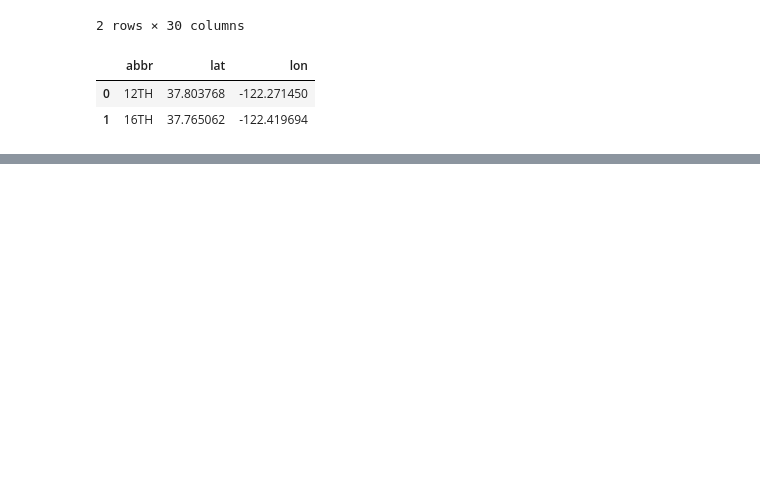
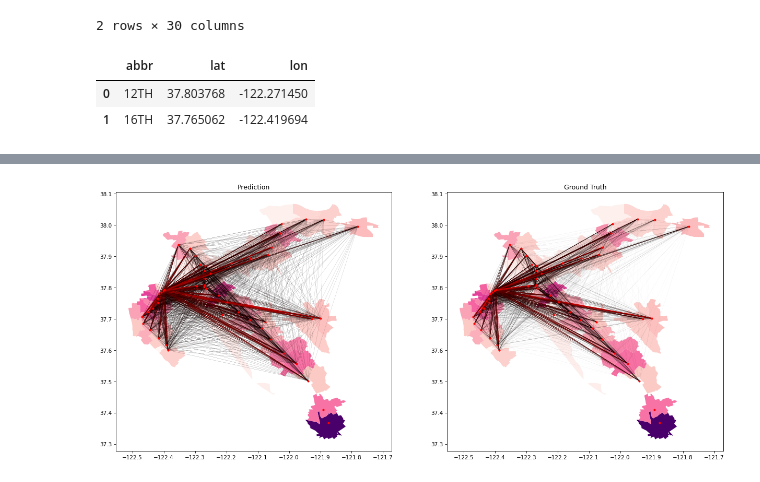
Before and after one commit to khzhang2/BART_Ridership_Prediction, a Jupyter notebook: Deep Gravity - Model - ConvGraph 2.ipynb, the cells around one changed output, grey strips where cells are left out. Cells and saved outputs as stored; diff of their text form; code cells hidden in the pictures; blank space fills up the shorter version.

```diff
--- a/Deep Gravity - Model - ConvGraph 2.ipynb
+++ b/Deep Gravity - Model - ConvGraph 2.ipynb
@@ -524,2 +460,57 @@ for i in bart_coor.index:
+# %%
+def get_straight_data(data):
+    shape = data.shape
+#     data = np.exp(-((data - data.min()) / (data.max() - data.min())).flatten())**30
+    data = (data - data.min()) / (data.max() - data.min())
+    return data.reshape(shape)
+# %%
+pred = out_val.cpu().detach().numpy().reshape(out_val.shape[0], 48, 48, -1).sum(axis=0)[:, :, 0]
+pred_plot = get_straight_data(pred)
+labels = y_val.cpu().detach().numpy().reshape(y_val.shape[0], 48, 48, -1).sum(axis=0)[:, :, 0]
+labels_plot = get_straight_data(labels)
+
+fig = plt.figure(figsize=[20, 10], dpi=75)
+ax0 = fig.add_subplot(121)
+ax0.set_title('Prediction')
+ax1 = fig.add_subplot(122)
+ax1.set_title('Ground Truth')
+
+data_X_all.plot(column='TotPop', ax=ax0, cmap='RdPu')
+data_X_all.plot(column='TotPop', ax=ax1, cmap='RdPu')
+
+# plot trips
+num_pred_stations = pred.shape[0] // 50  # 50 means that there are 50 stations in total
+pred_stations = stops.iloc[-num_pred_stations:, 0]
+
+for i in pred_stations.index:
+    station_dest = pred_stations.loc[i]
+    for j in stops.index:
+#         ipdb.set_trace()
+        station_origin = stops.loc[j, 'stop']
+
+        lon_origin = bart_coor.loc[bart_coor['abbr']==station_origin, 'lon'].values[0]
+        lat_origin = bart_coor.loc[bart_coor['abbr']==station_origin, 'lat'].values[0]
+        lon_dest = bart_coor.loc[bart_coor['abbr']==station_dest, 'lon'].values[0]
+        lat_dest = bart_coor.loc[bart_coor['abbr']==station_dest, 'lat'].values[0]
+
+        trip_pred = pred_plot[i, j]
+        trip_label = labels_plot[i, j]
+
+        c = min(trip_pred, 1)
+        ax0.plot([lon_origin, lon_dest], [lat_origin, lat_dest], lw=trip_pred*2, color=[c, 0, 0])
+
+        c = min(trip_label, 1)
+        ax1.plot([lon_origin, lon_dest], [lat_origin, lat_dest], lw=trip_label*2, color=[c, 0, 0])
+
+
+
+# plot stations
+for i in bart_coor.index:
+    lon = bart_coor.loc[i, 'lon']
+    lat = bart_coor.loc[i, 'lat']
+    ax0.plot(lon, lat, 'r.')
+    ax1.plot(lon, lat, 'r.')
+# %% [output]
+[figure, added]
 # %%
 # fig.savefig('./outputs/comp.jpg', dpi=700)
```
Also changed, not shown: parts of 19 cells of this notebook.
